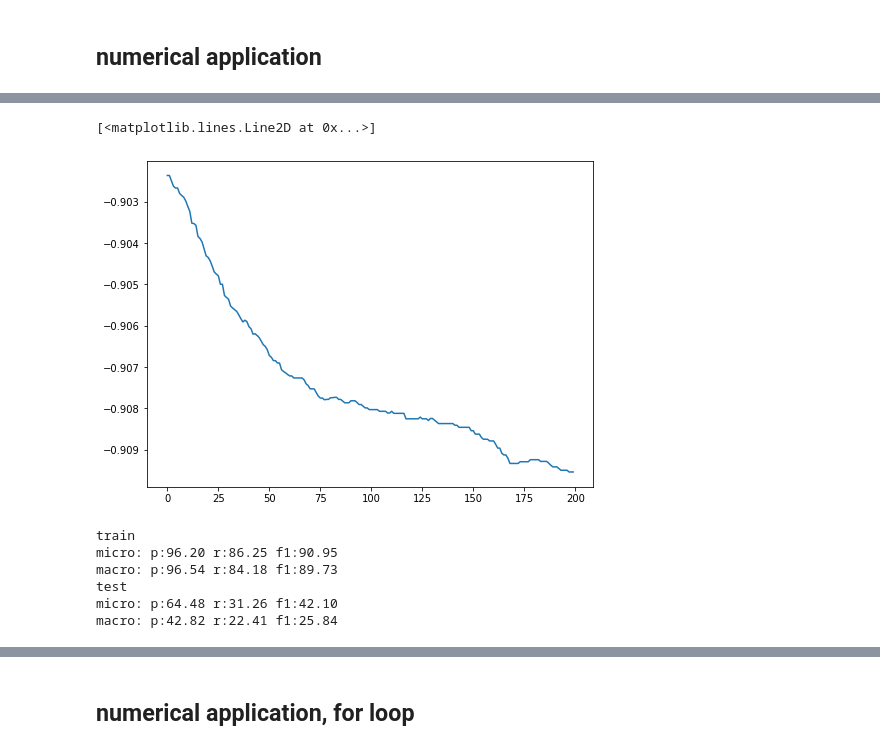
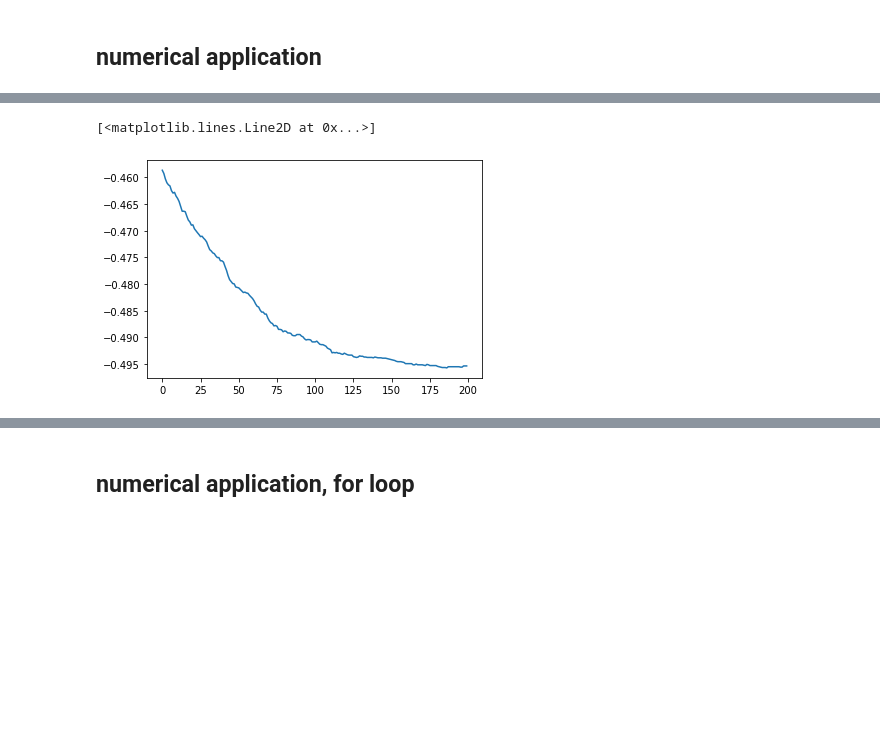
Before and after one commit to topel/sglthresh, a Jupyter notebook: sgl_bibtex.ipynb, the cells around one changed output, grey strips where cells are left out. Saved outputs shown, nothing was run; the diff lists cells and outputs as text; code cells hidden in the pictures; blank space fills up the shorter version.

```diff
--- a/sgl_bibtex.ipynb
+++ b/sgl_bibtex.ipynb
@@ -275,7 +344,9 @@ plt.plot(losses)
 # %%
-train_outputs = predict(train_dataloader_noShuffle, y_train_pth, model)
+train_outputs = predict(train_dataloader, y_train_pth, model)
+dev_outputs = predict(dev_dataloader, y_dev_pth, model)
 test_outputs = predict(test_dataloader, y_test_pth, model)
 
 train_outputs_numpy = train_outputs.clone().detach().cpu().numpy()
+dev_outputs_numpy = dev_outputs.clone().detach().cpu().numpy()
 test_outputs_numpy = test_outputs.clone().detach().cpu().numpy()
 # y_test[:5], test_outputs[:5]
@@ -408,23 +492,36 @@ pth_train_gt = y_train_pth.to(device, dtype=torch.float)
 # %%
-THRESHmodel = ThresholdModel(threshold_fn=threshold_fn, t=0.3, nb_classes=nb_classes)
+THRESHmodel = ThresholdModel(threshold_fn=threshold_fn, t=0.3, sigma=40., nb_classes=nb_classes)
 THRESHmodel = THRESHmodel.to(device, dtype=torch.float)
 # criterion = torch.nn.BCELoss(reduction="mean")
 criterion = F1_loss_objective
 
 learning_rate = 1e-3
-THRESHoptimizer = torch.optim.Adam(THRESHmodel.parameters(), lr=learning_rate)
+# THRESHoptimizer = torch.optim.Adam(THRESHmodel.parameters(), lr=learning_rate)
+
+# # learn only the thresholds:
+THRESHoptimizer = torch.optim.Adam([
+                {'params': THRESHmodel.thresh}
+            ], lr=learning_rate)
+
+# # learn the thresholds and sigma:
+# THRESHoptimizer = torch.optim.Adam([
+#                 {'params': THRESHmodel.thresh},
+#                 {'params': THRESHmodel.sigma, 'lr': 1.}
+#             ], lr=learning_rate)
+
+# scheduler = MultiStepLR(THRESHoptimizer, milestones=[180], gamma=0.1)
 # %%
 # Train the model, in batch mode
 num_epochs = 200
-# num_epochs = 12
+# num_epochs = 72
 
-sigma = torch.nn.Parameter(torch.tensor(100.0), requires_grad=True)
+# sigma = torch.nn.Parameter(torch.tensor(40.0), requires_grad=True)
 
 cumul_delta_thresh = torch.zeros(nb_classes,)
 delta_thresh = torch.zeros(nb_classes,)
 
-for el in THRESHmodel.parameters():
-    PREC_learned_AT_thresholds = el.clone().detach().cpu()
+
+PREC_learned_AT_thresholds = THRESHmodel.thresh
 
 losses = []
 for epoch in range(num_epochs):
@@ -435,11 +532,13 @@ for epoch in range(num_epochs):
 
     # Forward pass
     # inputs:  predictions_tensor
-    outputs = THRESHmodel(pth_train_probs, sigma)
+#     outputs = THRESHmodel(pth_train_probs)
+    outputs = THRESHmodel(pth_dev_probs)
 
 #     if epoch % 10 == 0:
 #         print(outputs[-1])
-    loss = criterion(outputs, pth_train_gt)
+#     loss = criterion(outputs, pth_train_gt)
+    loss = criterion(outputs, pth_dev_gt)
 
     # Backward and optimize
     THRESHoptimizer.zero_grad()
@@ -448,6 +547,8 @@ for epoch in range(num_epochs):
 #     loss.mean().backward()
 #         loss.backward(at_batch_y)
     # loss.backward(torch.ones_like(loss))
+
+#     scheduler.step()
 
     THRESHoptimizer.step()
     # THRESHmodel.clamp()
@@ -460,16 +561,16 @@ for epoch in range(num_epochs):
     print ('Epoch [{}/{}], Loss: {:.4f}, Duration: {:.1f} s'
            .format(epoch+1, num_epochs, loss, duree_epoch))
 
-    for el in THRESHmodel.parameters():
-        learned_AT_thresholds = el.clone().detach().cpu()
+    learned_AT_thresholds = THRESHmodel.thresh
 
     delta_thresh = learned_AT_thresholds - PREC_learned_AT_thresholds
     cumul_delta_thresh += delta_thresh
     PREC_learned_AT_thresholds = learned_AT_thresholds
-#     if epoch % 10 == 0: print('threshs:', learned_AT_thresholds)
+    if epoch % 50 == 0: print('threshs[:20]', learned_AT_thresholds[:20])
     # if torch.sum(delta_thresh) < 0.01: break
 
 print('delta:', cumul_delta_thresh)
-plt.figure(figsize=(8,6))
+plt.figure()
+# plt.figure(figsize=(8,6))
 plt.plot(losses)
 # %% [output]
@@ -493,2 +594,2 @@ Epoch [12/200], Loss: -0.9032, Duration: 0.0 s
 [<matplotlib.lines.Line2D at 0x...>]
-[figure, old version]
+[figure, new version]
@@ -499,23 +595,0 @@ for el in THRESHmodel.parameters():
-# %%
-train_pred = train_outputs_numpy>learned_AT_thresholds
-test_pred = test_outputs_numpy>learned_AT_thresholds
-print("train")
-print_scores(y_train, train_pred)
-# compute_accuracy_from_numpy_tensors(y_train_numpy, train_pred)
-print("test")
-print_scores(y_test, test_pred)
-# compute_accuracy_from_numpy_tensors(y_test_numpy, test_pred)
-
-# train
-# micro: p:87.23 r:59.87 f1:71.01
-# macro: p:87.00 r:50.22 f1:57.78
-# test
-# micro: p:67.37 r:31.65 f1:43.06
-# macro: p:43.73 r:21.28 f1:25.40
-# %% [output]
-train
-micro: p:96.20 r:86.25 f1:90.95
-macro: p:96.54 r:84.18 f1:89.73
-test
-micro: p:64.48 r:31.26 f1:42.10
-macro: p:42.82 r:22.41 f1:25.84
```
Also changed, not shown: parts of 49 cells of this notebook, 1 other file.
